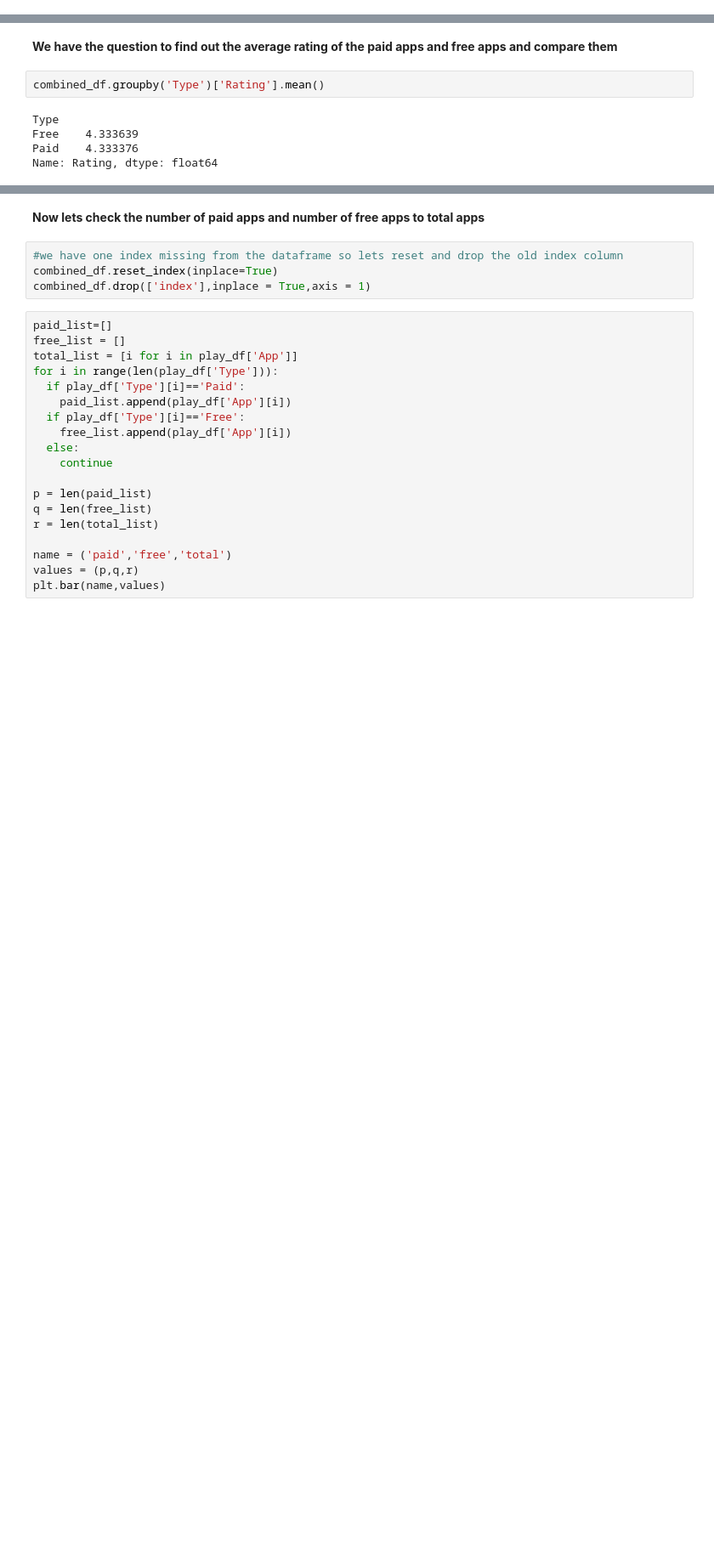
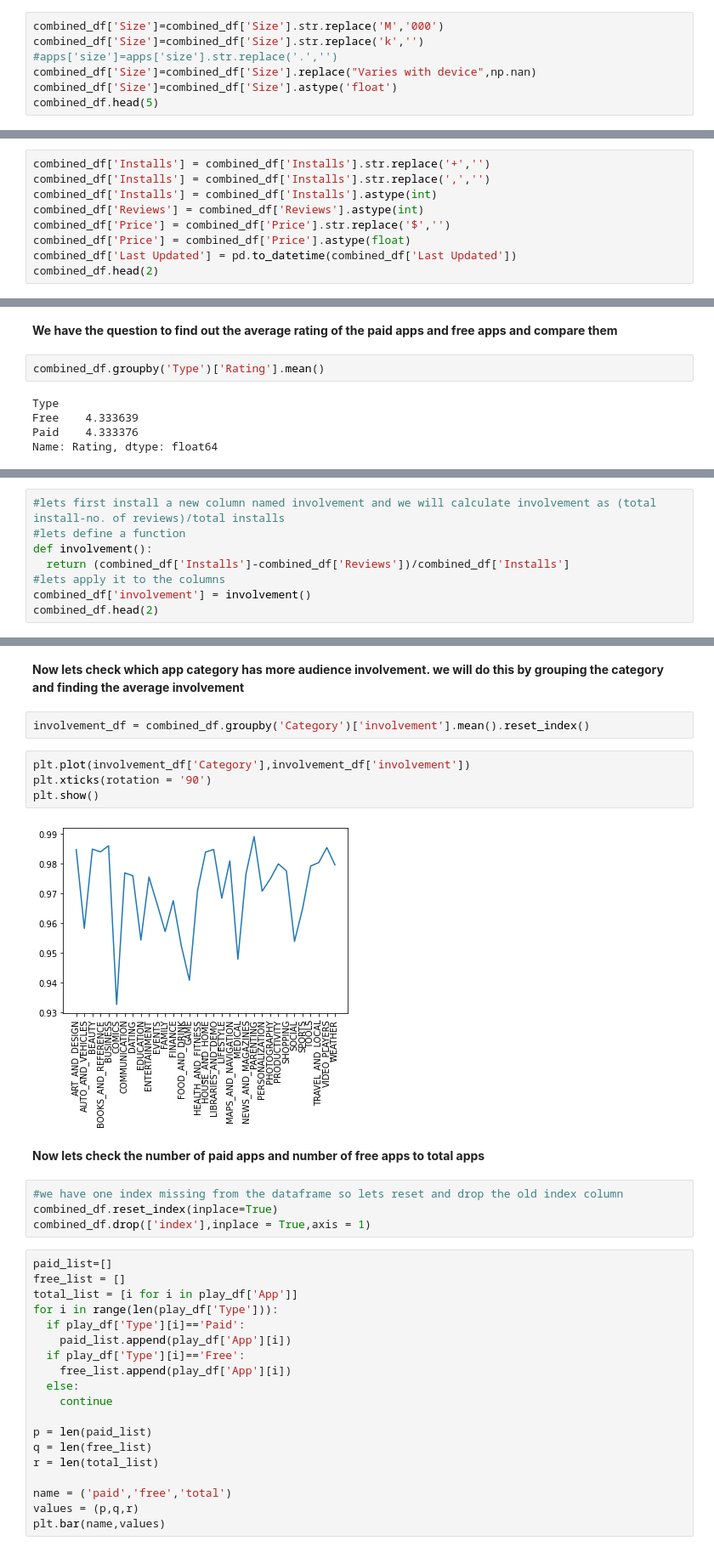
Before and after one commit to codewithsrs/app-data-analysis, a Jupyter notebook: playstore_app_review_analysis.ipynb, the cells around one changed output, grey strips where cells are left out. Shown at 85% size. Saved outputs shown, nothing was run; the diff lists cells and outputs as text; blank space fills up the shorter version.

```diff
--- a/playstore_app_review_analysis.ipynb
+++ b/playstore_app_review_analysis.ipynb
@@ -110,0 +67,7 @@ combined_df.head()
+# %%
+combined_df['Size']=combined_df['Size'].str.replace('M','000')
+combined_df['Size']=combined_df['Size'].str.replace('k','')
+#apps['size']=apps['size'].str.replace('.','')
+combined_df['Size']=combined_df['Size'].replace("Varies with device",np.nan)
+combined_df['Size']=combined_df['Size'].astype('float')
+combined_df.head(5)
@@ -110,0 +83,9 @@ combined_df.head()
+# %%
+combined_df['Installs'] = combined_df['Installs'].str.replace('+','')
+combined_df['Installs'] = combined_df['Installs'].str.replace(',','')
+combined_df['Installs'] = combined_df['Installs'].astype(int)
+combined_df['Reviews'] = combined_df['Reviews'].astype(int)
+combined_df['Price'] = combined_df['Price'].str.replace('$','')
+combined_df['Price'] = combined_df['Price'].astype(float)
+combined_df['Last Updated'] = pd.to_datetime(combined_df['Last Updated'])
+combined_df.head(2)
@@ -141,0 +129,8 @@ We saw the result that the average rating of free and paid apps are very close a
+# %%
+#lets first install a new column named involvement and we will calculate involvement as (total install-no. of reviews)/total installs
+#lets define a function
+def involvement():
+  return (combined_df['Installs']-combined_df['Reviews'])/combined_df['Installs']
+#lets apply it to the columns
+combined_df['involvement'] = involvement()
+combined_df.head(2)
@@ -142,3 +141,13 @@ We saw the result that the average rating of free and paid apps are very close a
+# %% [markdown]
+**Now lets check which app category has more audience involvement. we will do this by grouping the category and finding the average involvement**
+# %%
+involvement_df = combined_df.groupby('Category')['involvement'].mean().reset_index()
+# %%
+plt.plot(involvement_df['Category'],involvement_df['involvement'])
+plt.xticks(rotation = '90')
+plt.show()
+# %% [output]
+[figure, added]
 # %% [markdown]
 **Now lets check the number of paid apps and number of free apps to total apps**
 # %%
```
Also changed, not shown: parts of 20 cells of this notebook.
